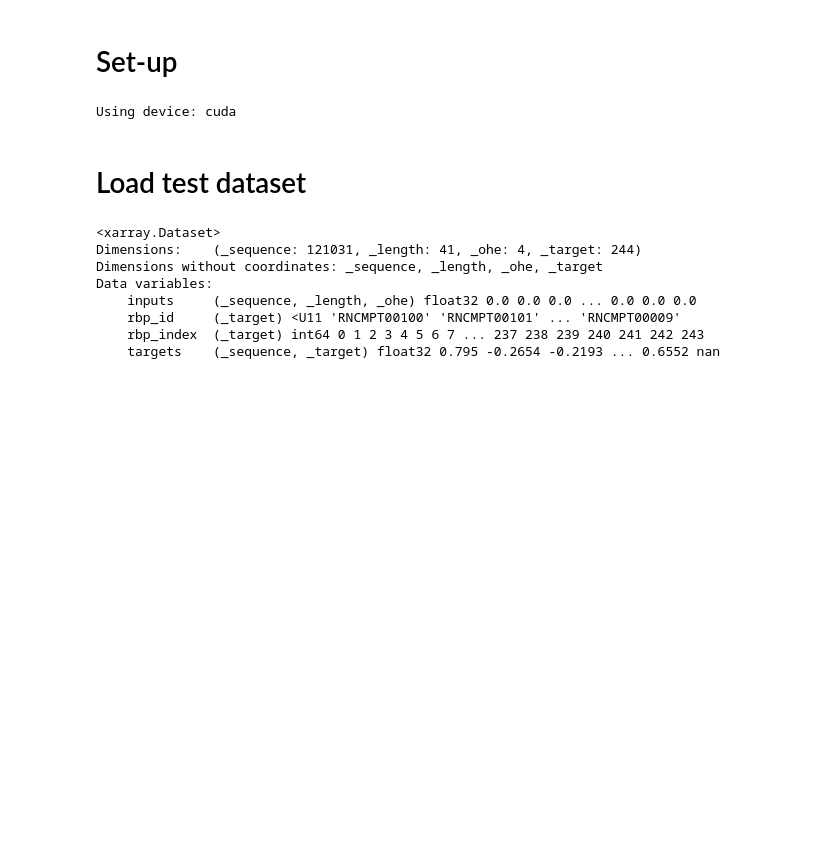
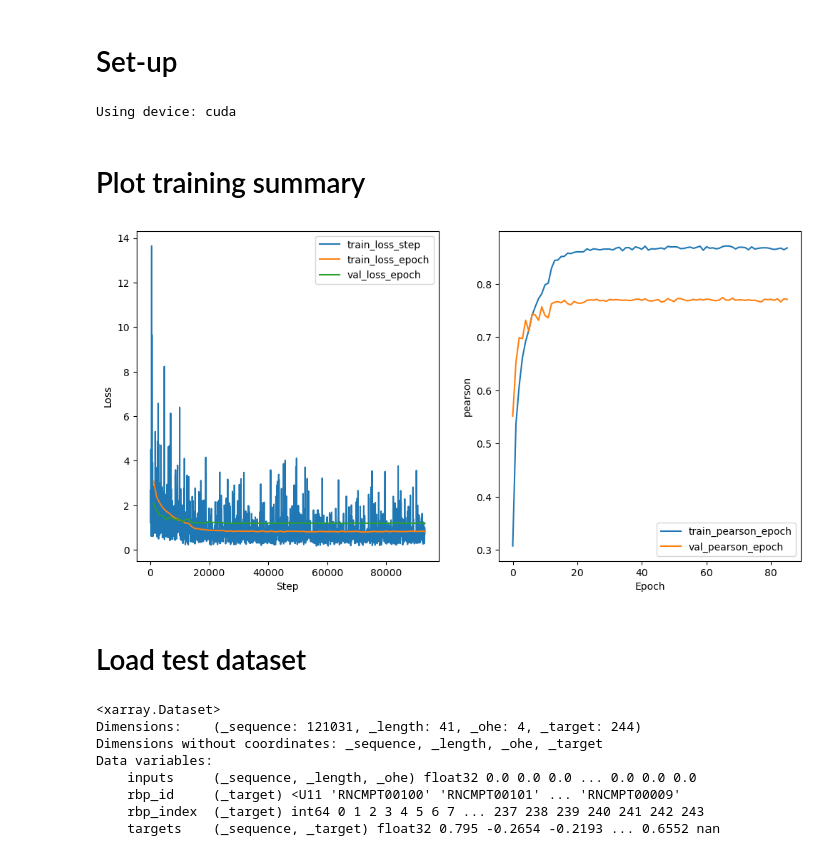
Before and after one commit to ML4GLand/EUGenE_use_cases, a Jupyter notebook: ResidualBind/4_eval_ResidualBind.ipynb, the cells around one changed output. Cells and saved outputs as stored; diff of their text form; code cells hidden in the pictures; blank space fills up the shorter version.

```diff
--- a/ResidualBind/4_eval_ResidualBind.ipynb
+++ b/ResidualBind/4_eval_ResidualBind.ipynb
@@ -19,9 +17,30 @@ log_dir = "/cellar/users/aklie/projects/ML4GLand/use_cases/ResidualBind/models/2
+# %%
+# Model log directory
+date = "2024_01_02"
+rbp = "RNCMPT00101"
+normalization = "log_norm"
+log_dir = f"/cellar/users/aklie/projects/ML4GLand/use_cases/ResidualBind/models/{date}/ResidualBind/{normalization}/{rbp}"
+
+# Check if log directory exists
+if not os.path.isdir(log_dir):
+    print(f"Log directory {log_dir} does not exist")
+
+# Check if model exists
+best_path = os.path.join(log_dir, "best_model.ckpt")
+if not os.path.isfile(best_path):
+    print(f"Model {best_path} does not exist")
 # %%
 # Get device
 device = torch.device("cuda" if torch.cuda.is_available() else "cpu")
 print("Using device: {}".format(device))
 # %% [output]
 Using device: cuda
+# %% [markdown]
+# Plot training summary
+# %%
+training_summary(log_dir, metrics=["pearson"], logger="csv", save=os.path.join(log_dir, "training_summary.png"))
+# %% [output]
+[figure, added]
 # %% [markdown]
 # Load test dataset
 # %%
```
Also changed, not shown: parts of 10 cells of this notebook, 10 other files.
